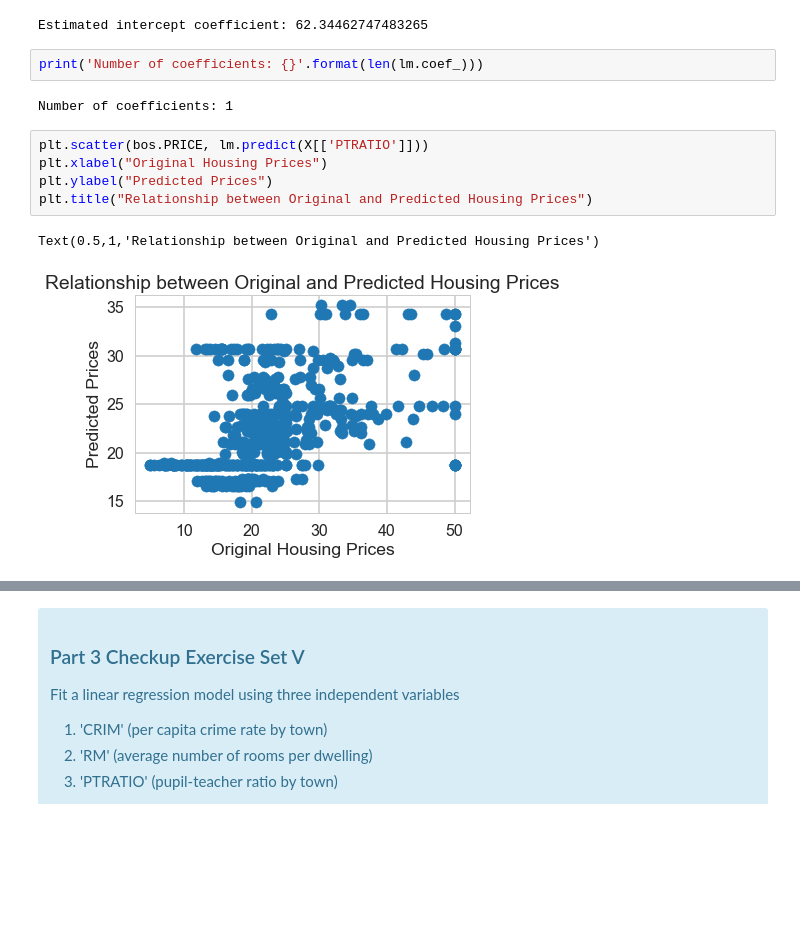
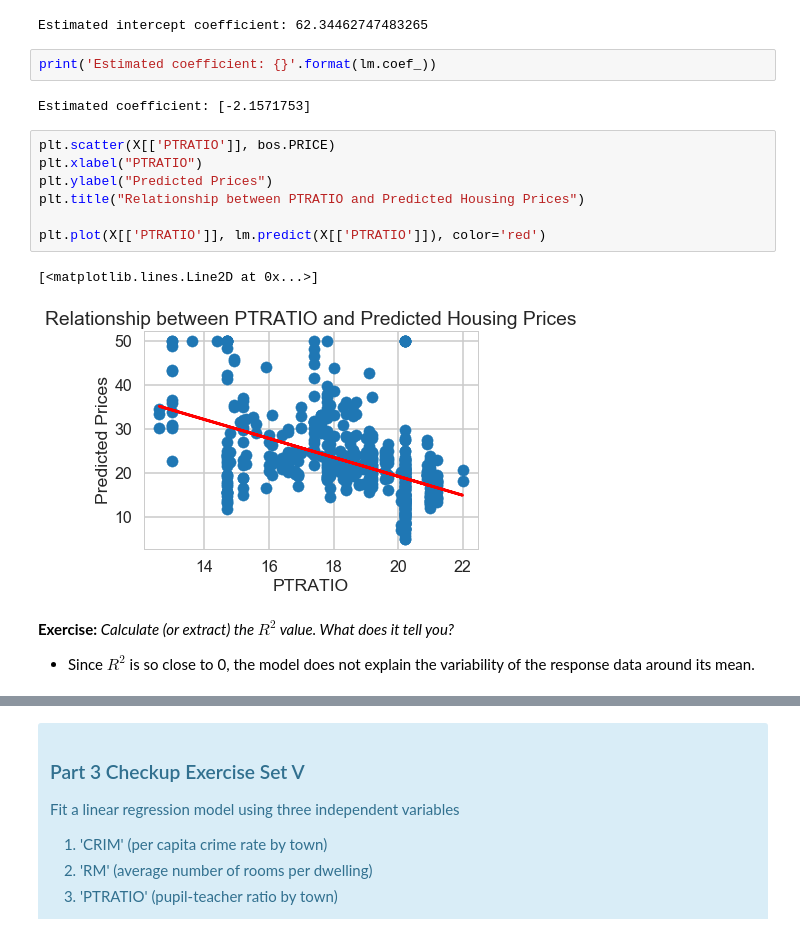
Before and after one commit to csignature/springboard-projects, a Jupyter notebook: linear_regression/Mini_Project_Linear_Regression.ipynb, the cells around one changed output, grey strips where cells are left out. Saved outputs shown, nothing was run; the diff lists cells and outputs as text; blank space fills up the shorter version.

```diff
--- a/linear_regression/Mini_Project_Linear_Regression.ipynb
+++ b/linear_regression/Mini_Project_Linear_Regression.ipynb
@@ -736,14 +742,19 @@ print('Estimated intercept coefficient: {}'.format(lm.intercept_))
 # %% [output]
 Estimated intercept coefficient: 62.34462747483265
 # %%
-print('Number of coefficients: {}'.format(len(lm.coef_)))
+print('Estimated coefficient: {}'.format(lm.coef_))
 # %% [output]
-Number of coefficients: 1
+Estimated coefficient: [-2.1571753]
 # %%
-plt.scatter(bos.PRICE, lm.predict(X[['PTRATIO']]))
-plt.xlabel("Original Housing Prices")
+plt.scatter(X[['PTRATIO']], bos.PRICE)
+plt.xlabel("PTRATIO")
 plt.ylabel("Predicted Prices")
-plt.title("Relationship between Original and Predicted Housing Prices")
+plt.title("Relationship between PTRATIO and Predicted Housing Prices")
+
+plt.plot(X[['PTRATIO']], lm.predict(X[['PTRATIO']]), color='red')
 # %% [output]
-Text(0.5,1,'Relationship between Original and Predicted Housing Prices')
+[<matplotlib.lines.Line2D at 0x...>]
-[figure, old version]
+[figure, new version]
+# %% [markdown]
+**Exercise:** *Calculate (or extract) the  $R^2$ value. What does it tell you?*
+* Since $R^2$ is so close to 0, the model does not explain the variability of the response data around its mean.
```
Also changed, not shown: parts of 25 cells of this notebook.
